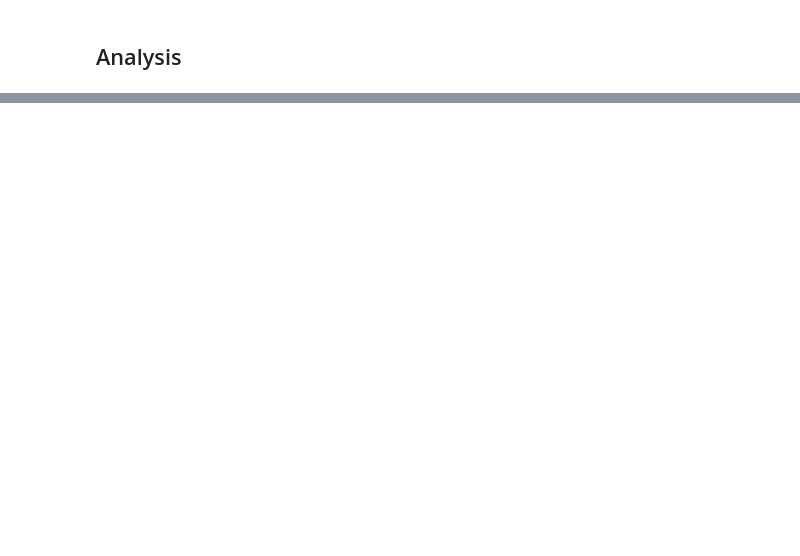
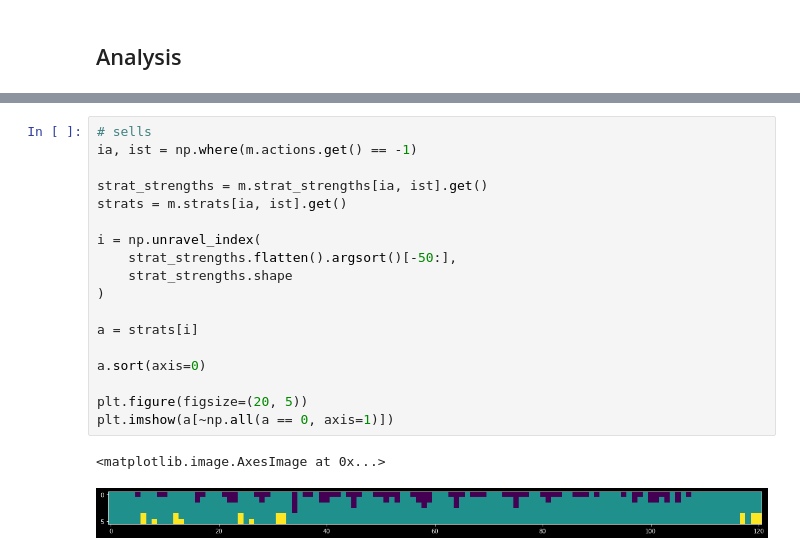
Before and after one commit to jaanerik/economic-life, a Jupyter notebook: GPU Market.ipynb, the cells around one changed output, grey strips where cells are left out. Drawn from its saved outputs; the diff is of its cells as text; blank space fills up the shorter version.

```diff
--- a/GPU Market.ipynb
+++ b/GPU Market.ipynb
@@ -63,0 +186,21 @@ plt.legend(loc='best')
+# %%
+# sells
+ia, ist = np.where(m.actions.get() == -1)
+
+strat_strengths = m.strat_strengths[ia, ist].get()
+strats = m.strats[ia, ist].get()
+
+i = np.unravel_index(
+    strat_strengths.flatten().argsort()[-50:],
+    strat_strengths.shape
+)
+
+a = strats[i]
+
+a.sort(axis=0)
+
+plt.figure(figsize=(20, 5))
+plt.imshow(a[~np.all(a == 0, axis=1)])
+# %% [output]
+<matplotlib.image.AxesImage at 0x...>
+[figure, added]
```
Also changed, not shown: parts of 46 cells of this notebook, 2 other files.
